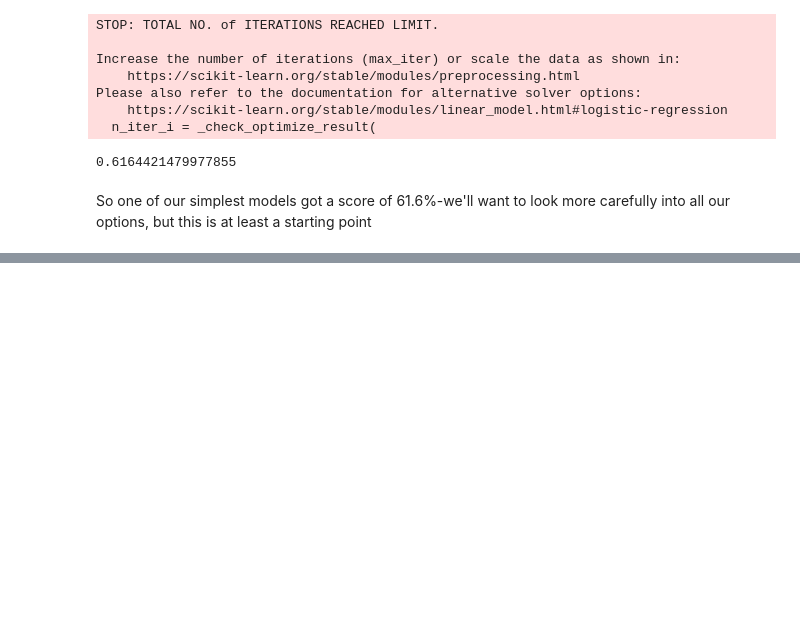
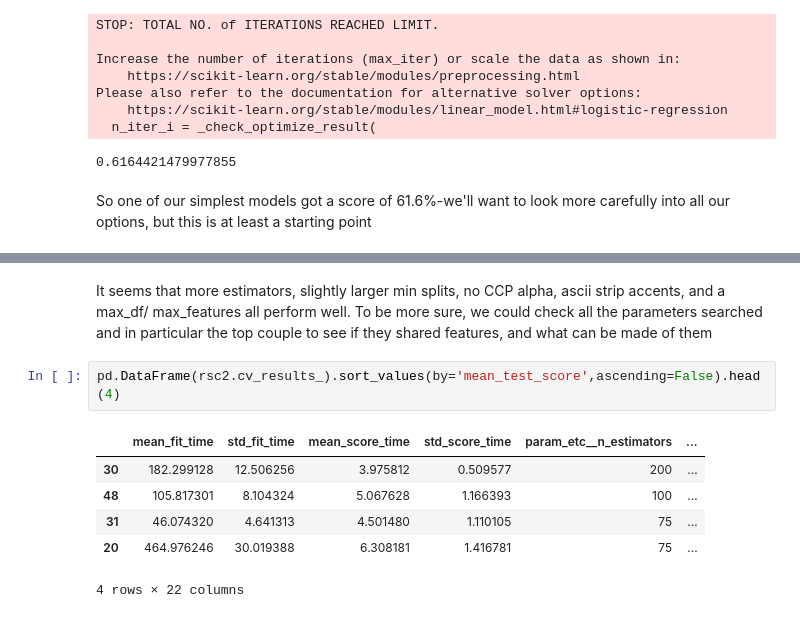
Before and after one commit to knambiar96/reddit-classification-nlp, a Jupyter notebook: code/Karthik-p3-data-analysis.ipynb, the cells around one changed output, grey strips where cells are left out. Cells and saved outputs as stored; diff of their text form; blank space fills up the shorter version.

Commit message:
Thursday update- progress with data analysis, but sitll more focus to be done on titles in particular, RCV pickle files too large to push and kept privately

```diff
--- a/code/Karthik-p3-data-analysis.ipynb
+++ b/code/Karthik-p3-data-analysis.ipynb
@@ -149,0 +280,11 @@ So one of our simplest models got a score of 61.6%-we'll want to look more caref
+# %% [markdown]
+It seems that more estimators, slightly larger min splits, no CCP alpha, ascii strip accents, and a max_df/ max_features all perform well. To be more sure, we could check all the parameters searched and in particular the top couple to see if they shared features, and what can be made of them
+# %%
+pd.DataFrame(rsc2.cv_results_).sort_values(by='mean_test_score',ascending=False).head(4)
+# %% [output]
+|  | mean_fit_time | std_fit_time | mean_score_time | std_score_time | param_etc__n_estimators | ... |
+| 30 | 182.299128 | 12.506256 | 3.975812 | 0.509577 | 200 | ... |
+| 48 | 105.817301 | 8.104324 | 5.067628 | 1.166393 | 100 | ... |
+| 31 | 46.074320 | 4.641313 | 4.501480 | 1.110105 | 75 | ... |
+| 20 | 464.976246 | 30.019388 | 6.308181 | 1.416781 | 75 | ... |
+4 rows × 22 columns
```
Also changed, not shown: parts of 31 cells of this notebook.
